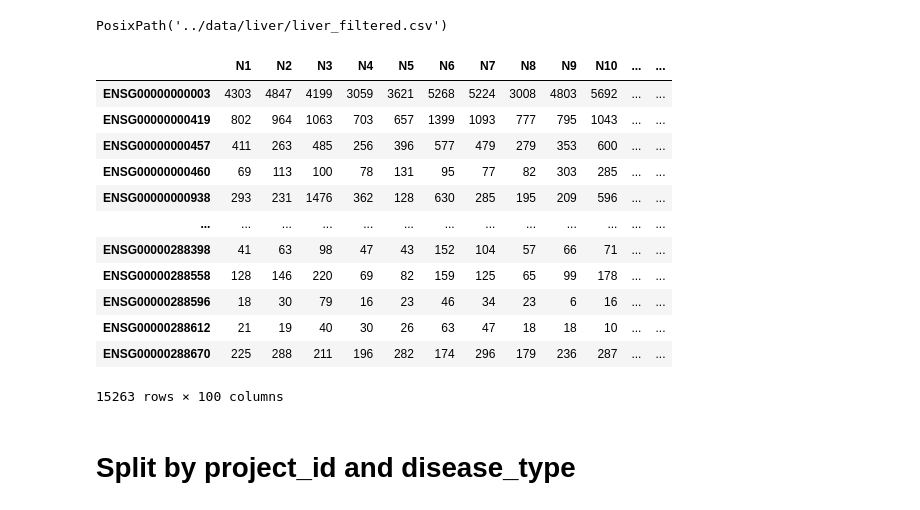
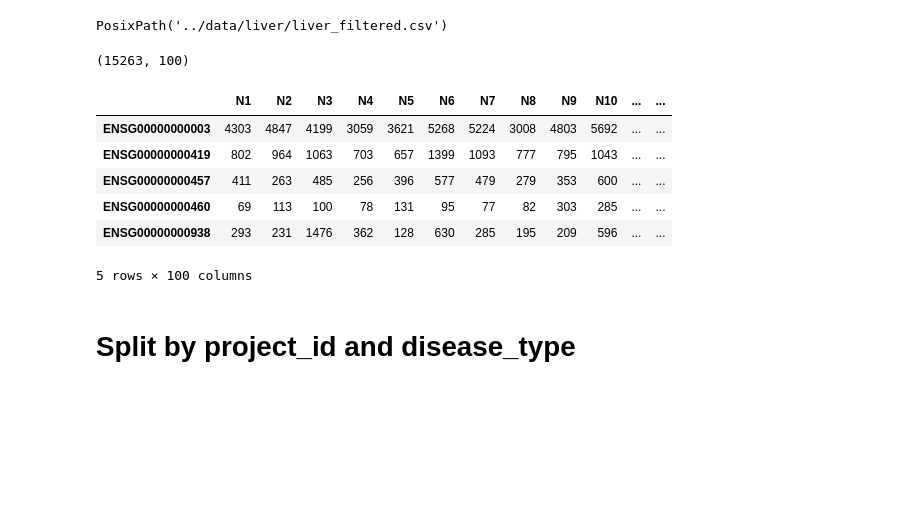
Before and after one commit to pdegen/RNASeqReplicability, a Jupyter notebook: notebooks/gdc_api.ipynb, the cells around one changed output. Drawn from its saved outputs; the diff is of its cells as text; code cells hidden in the pictures; blank space fills up the shorter version.

```diff
--- a/notebooks/gdc_api.ipynb
+++ b/notebooks/gdc_api.ipynb
@@ -398,21 +398,17 @@ outfile_filtered = Path(outfile._str.replace(".csv","_filtered.csv"))
 filterByExpr_wrapper(inpath=outfile._str, outpath=outfile_filtered, design="none")
 # %%
 df_filt = pd.read_csv(outfile_filtered, index_col = 0)
-df_filt
+print(df_filt.shape)
+df_filt.head()
 # %% [output]
+(15263, 100)
 |  | N1 | N2 | N3 | N4 | N5 | N6 | N7 | N8 | N9 | N10 | ... | ... |
 | ENSG00000000003 | 4303 | 4847 | 4199 | 3059 | 3621 | 5268 | 5224 | 3008 | 4803 | 5692 | ... | ... |
 | ENSG00000000419 | 802 | 964 | 1063 | 703 | 657 | 1399 | 1093 | 777 | 795 | 1043 | ... | ... |
 | ENSG00000000457 | 411 | 263 | 485 | 256 | 396 | 577 | 479 | 279 | 353 | 600 | ... | ... |
 | ENSG00000000460 | 69 | 113 | 100 | 78 | 131 | 95 | 77 | 82 | 303 | 285 | ... | ... |
 | ENSG00000000938 | 293 | 231 | 1476 | 362 | 128 | 630 | 285 | 195 | 209 | 596 | ... | ... |
-| ... | ... | ... | ... | ... | ... | ... | ... | ... | ... | ... | ... | ... |
-| ENSG00000288398 | 41 | 63 | 98 | 47 | 43 | 152 | 104 | 57 | 66 | 71 | ... | ... |
-| ENSG00000288558 | 128 | 146 | 220 | 69 | 82 | 159 | 125 | 65 | 99 | 178 | ... | ... |
-| ENSG00000288596 | 18 | 30 | 79 | 16 | 23 | 46 | 34 | 23 | 6 | 16 | ... | ... |
-| ENSG00000288612 | 21 | 19 | 40 | 30 | 26 | 63 | 47 | 18 | 18 | 10 | ... | ... |
-| ENSG00000288670 | 225 | 288 | 211 | 196 | 282 | 174 | 296 | 179 | 236 | 287 | ... | ... |
-15263 rows × 100 columns
+5 rows × 100 columns
 # %% [markdown]
 # Split by project_id and disease_type
 # %%
```
Also changed, not shown: parts of 1 cell of this notebook, 7 other files.
